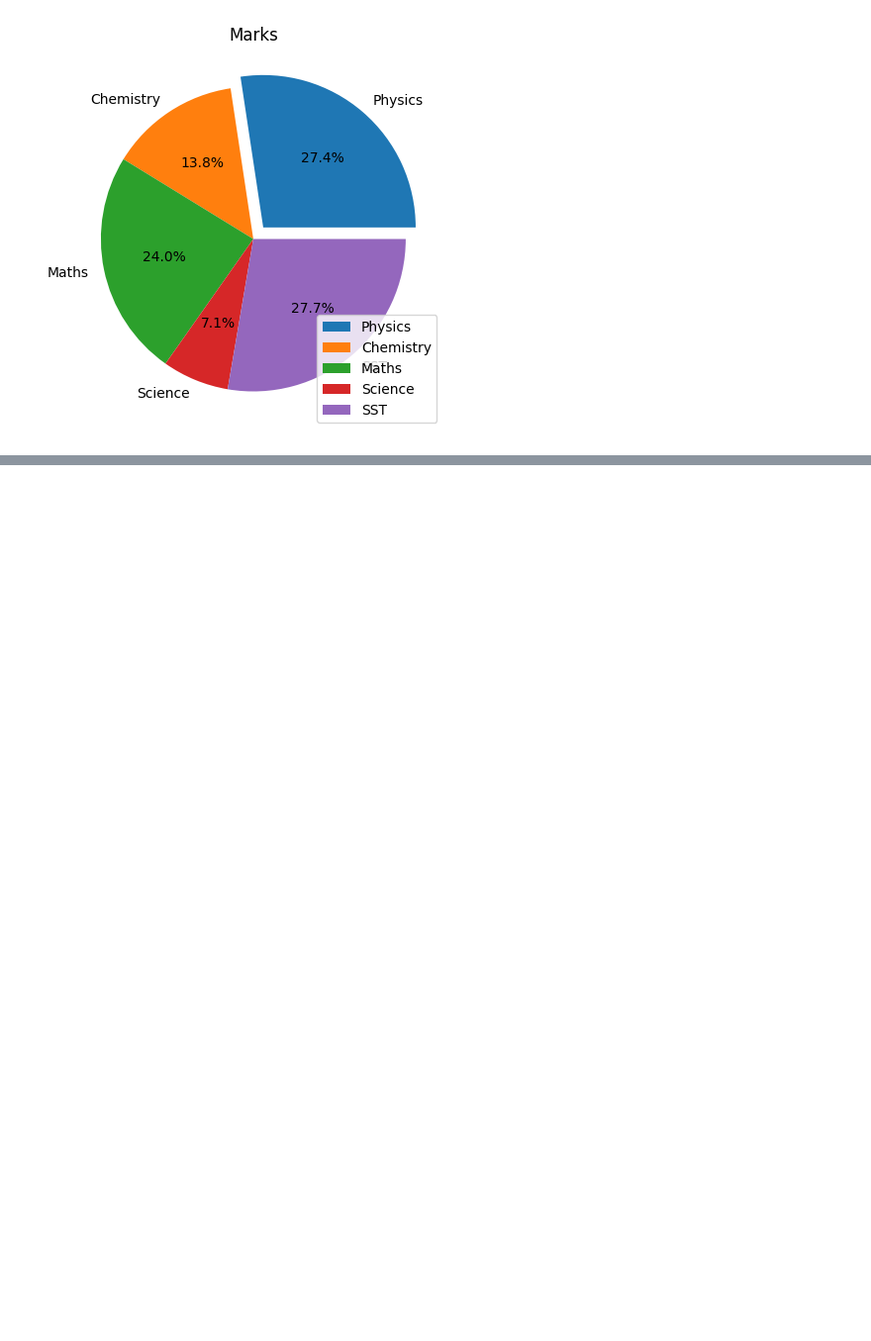
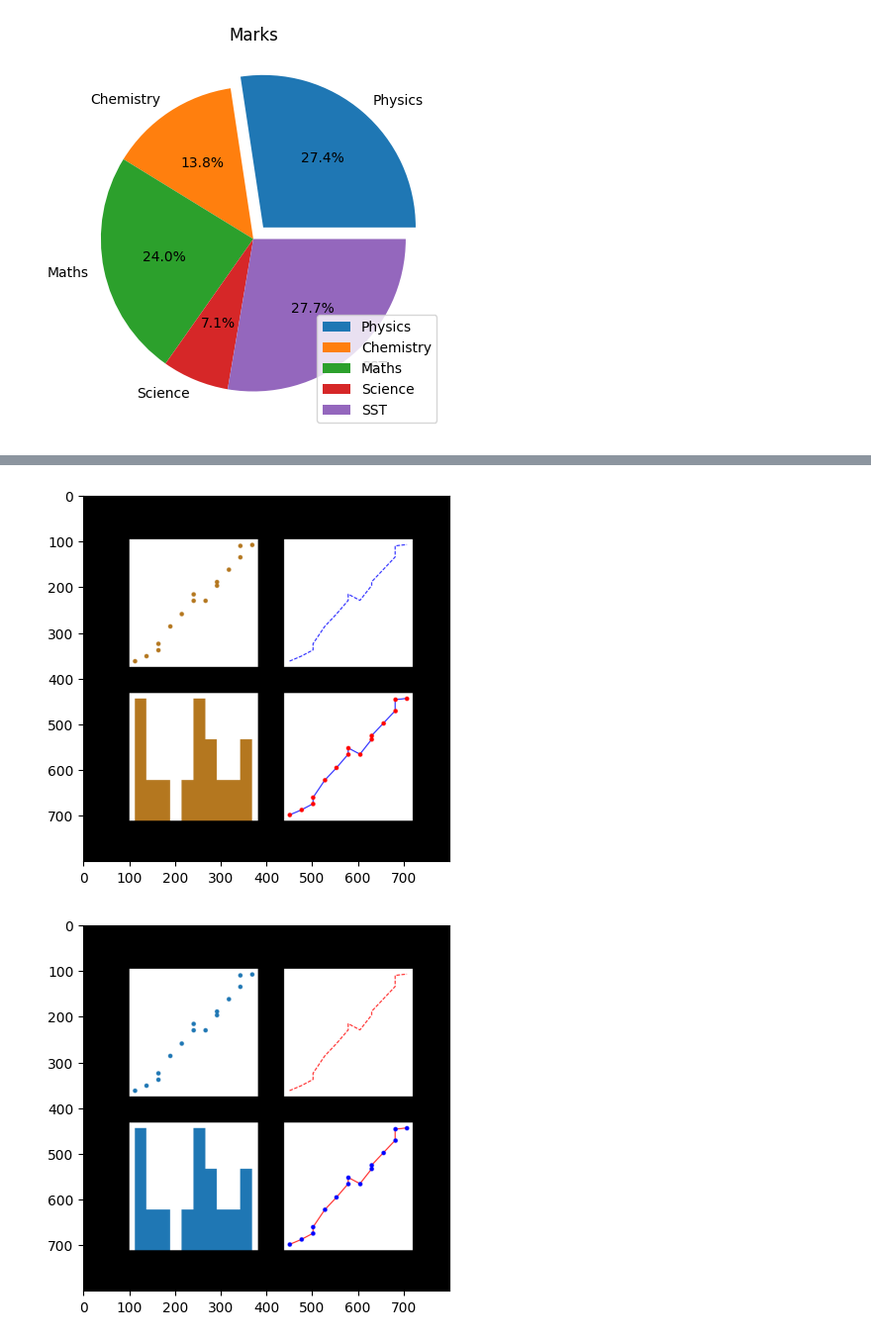
Before and after one commit to asupraja3/py-ml-toolkit-collab, a Jupyter notebook: Matplotlib_collab.ipynb, the cells around one changed output, grey strips where cells are left out. Shown: that part at 99% size. Drawn from its saved outputs; the diff is of its cells as text; code cells hidden in the pictures; blank space fills up the shorter version.

```diff
--- a/Matplotlib_collab.ipynb
+++ b/Matplotlib_collab.ipynb
@@ -354,0 +401,12 @@ plt.show()
+# %%
+import cv2
+img = cv2.imread('/content/sample_data/image.png')
+plt.imshow(img)
+plt.show()
+
+imgcv2 = cv2.cvtColor(img, cv2.COLOR_BGR2RGB) #To read it in RGB format
+plt.imshow(imgcv2)
+plt.show()
+# %% [output]
+[figure, added]
+[figure, added]
```
Also changed, not shown: parts of 6 cells of this notebook.
